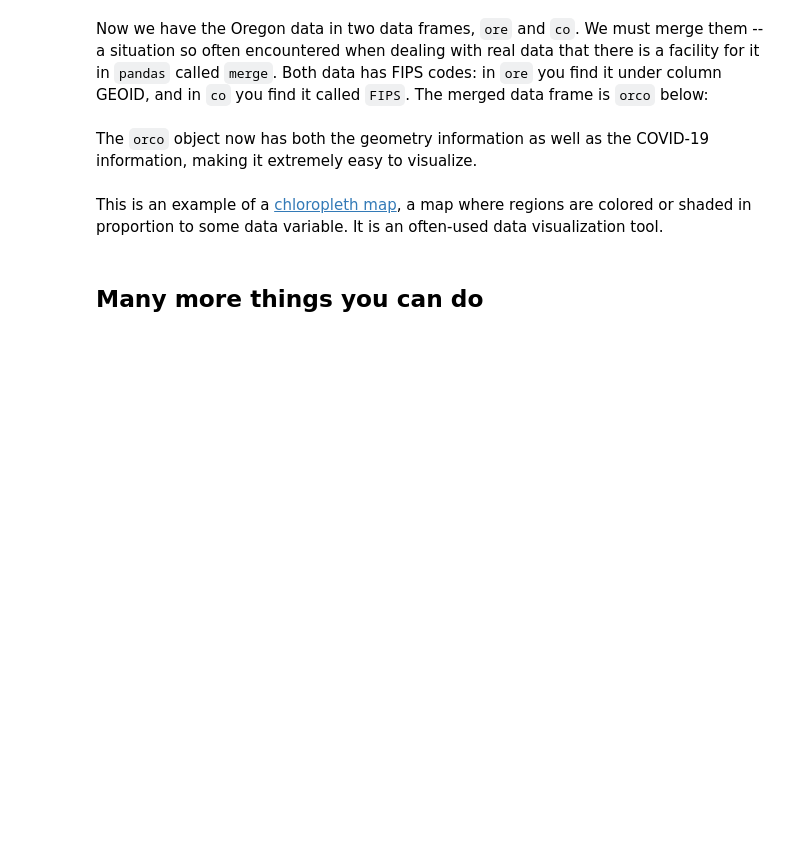
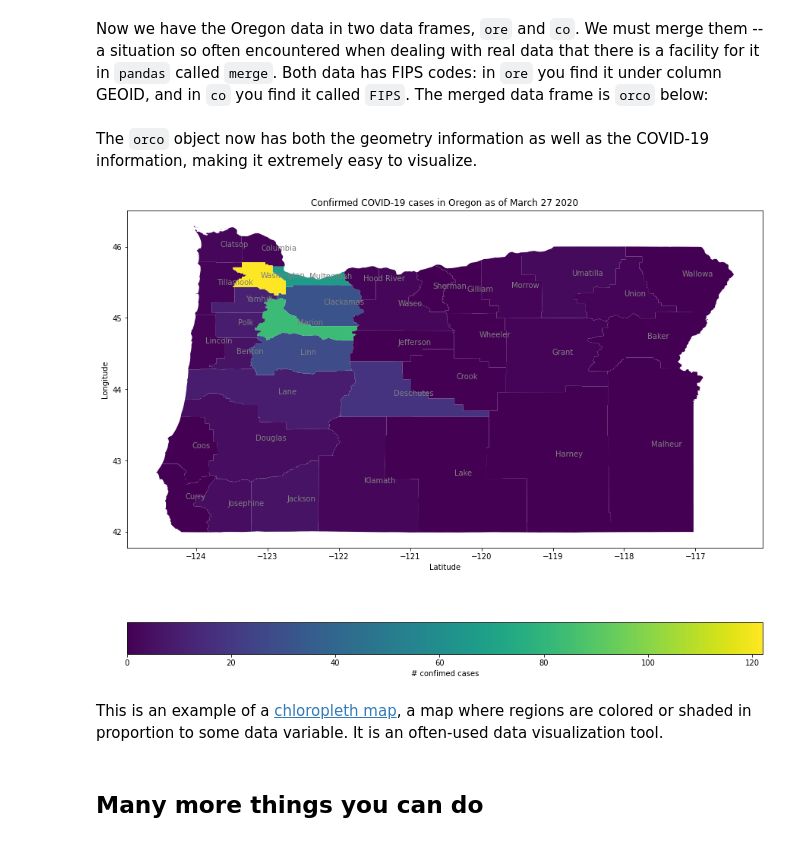
Before and after one commit to jayggg/mth271content, a Jupyter notebook: jupyter/01_Overview_of_tools_applied_to_COVID-19_example.ipynb, the cells around one changed output. Drawn from its saved outputs; the diff is of its cells as text; code cells hidden in the pictures; blank space fills up the shorter version.

```diff
--- a/jupyter/01_Overview_of_tools_applied_to_COVID-19_example.ipynb
+++ b/jupyter/01_Overview_of_tools_applied_to_COVID-19_example.ipynb
@@ -155,14 +188,18 @@ The `orco` object now has both the geometry information as well as the COVID-19
 # %%
 # plot coloring counties by number of confirmed cases
 
 fig, ax = plt.subplots(figsize=(15, 12))
 orco.plot(ax=ax, column='Confirmed', legend=True,
           legend_kwds={'label': '# confimed cases', 'orientation':'horizontal'})
 
 # label the counties
 
 for x, y, county in zip(orco['Long_'], orco['Lat'], orco['NAME']):
     ax.text(x, y, county, color='grey')
+
+ax.set_title('Confirmed COVID-19 cases in Oregon as of March 27 2020'); ax.set_xlabel('Latitude'); ax.set_ylabel('Longitude');
+# %% [output]
+[figure, added]
 # %% [markdown]
 This is an example of a [chloropleth map](https://en.wikipedia.org/wiki/Choropleth_map),   a map where regions are colored or shaded in proportion to some data variable. It is an often-used data visualization tool.
 # %% [markdown]
```
Also changed, not shown: parts of 10 cells of this notebook, 3 other files.
